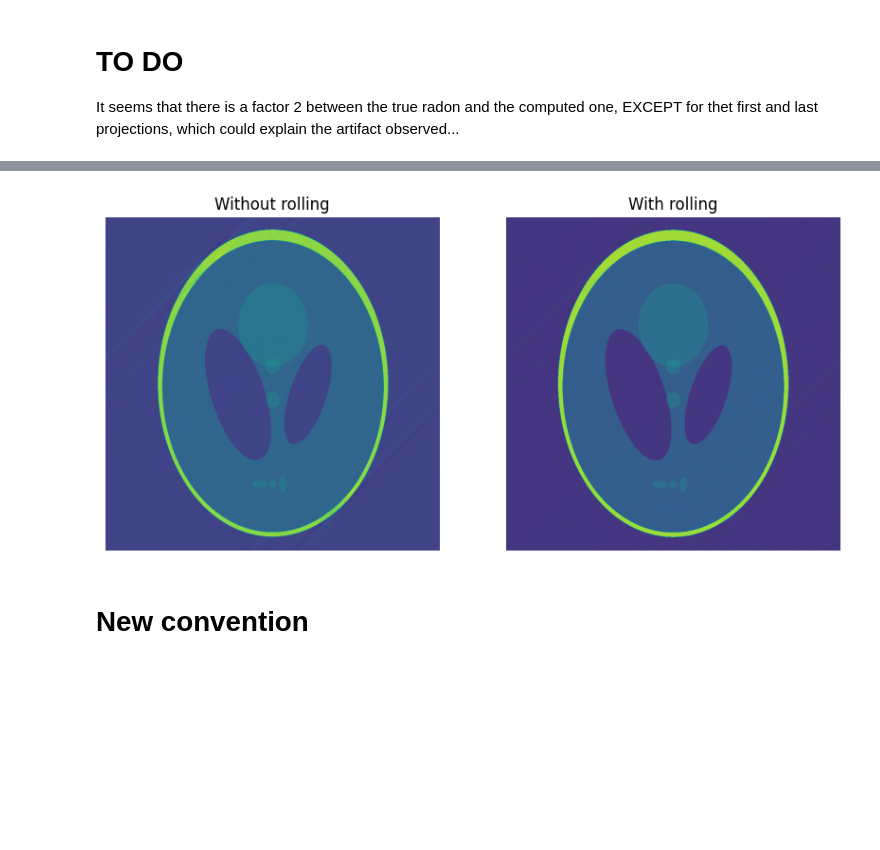
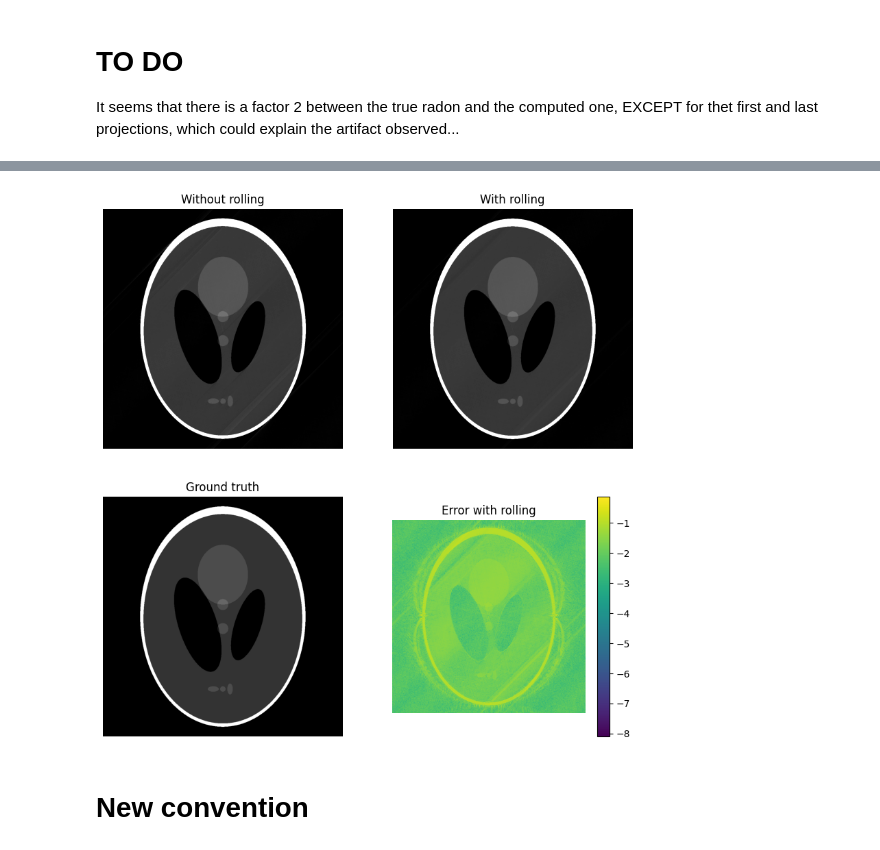
Before and after one commit to Loris0/ppfft, a Jupyter notebook: notebooks/resample_sinogram.ipynb, the cells around one changed output, grey strips where cells are left out. Drawn from its saved outputs; the diff is of its cells as text; code cells hidden in the pictures; blank space fills up the shorter version.

```diff
--- a/notebooks/resample_sinogram.ipynb
+++ b/notebooks/resample_sinogram.ipynb
@@ -142,5 +140,3 @@ from silx.opencl.backprojection import Backprojection
-# %%
-B = Backprojection()
 # %%
 from ppfft.ppfft.new_ppfft import new_ppfft
 # %%
@@ -184,7 +180,7 @@ def old_ppfft_from_old_radon(sino):
 
     return hori.T, vert.T
 # %%
-n = 256
+n = 1024
 im = generate_phantom(n)
 # %%
 old_radon = old_radon_transform(im)
@@ -336,7 +336,7 @@ plt.colorbar()
 <matplotlib.colorbar.Colorbar at 0x...>
 [figure]
 # %%
-b = compute_b(sinogram, h_window, 1e-1)
+b = compute_b(sinogram, h_window, 1e-2)
 # %%
 pp_sino = interpolate_sino(thetas, window_size, b, n)
 # %%
@@ -392,11 +399,14 @@ sol2 = fast_direct_inversion(h, v, precomputations)
 # %%
-fig, axes = plt.subplots(1, 2, figsize=(10, 5))
+fig, axes = plt.subplots(2, 2, figsize=(10, 10))
 
-axes[0].imshow(sol1.real); axes[0].set_axis_off(); axes[0].set_title("Without rolling")
-axes[1].imshow(sol2.real); axes[1].set_axis_off(); axes[1].set_title("With rolling")
+axes[0, 0].imshow(sol1.real, cmap='gray', vmin=0, vmax=1); axes[0, 0].set_axis_off(); axes[0, 0].set_title("Without rolling")
+axes[0, 1].imshow(sol2.real, cmap='gray', vmin=0, vmax=1); axes[0, 1].set_axis_off(); axes[0, 1].set_title("With rolling")
+axes[1, 0].imshow(im, cmap='gray'); axes[1, 0].set_axis_off(); axes[1, 0].set_title("Ground truth")
+aux = axes[1, 1].imshow(np.log10(np.abs(im - sol2.real))); axes[1, 1].set_axis_off(); axes[1, 1].set_title("Error with rolling")
+plt.colorbar(aux, ax=axes[1, 1])
 plt.show()
 # %% [output]
-[figure, old version]
+[figure, new version]
 # %% [markdown]
 # New convention
 # %%
```
Also changed, not shown: parts of 31 cells of this notebook, 25 other files.
